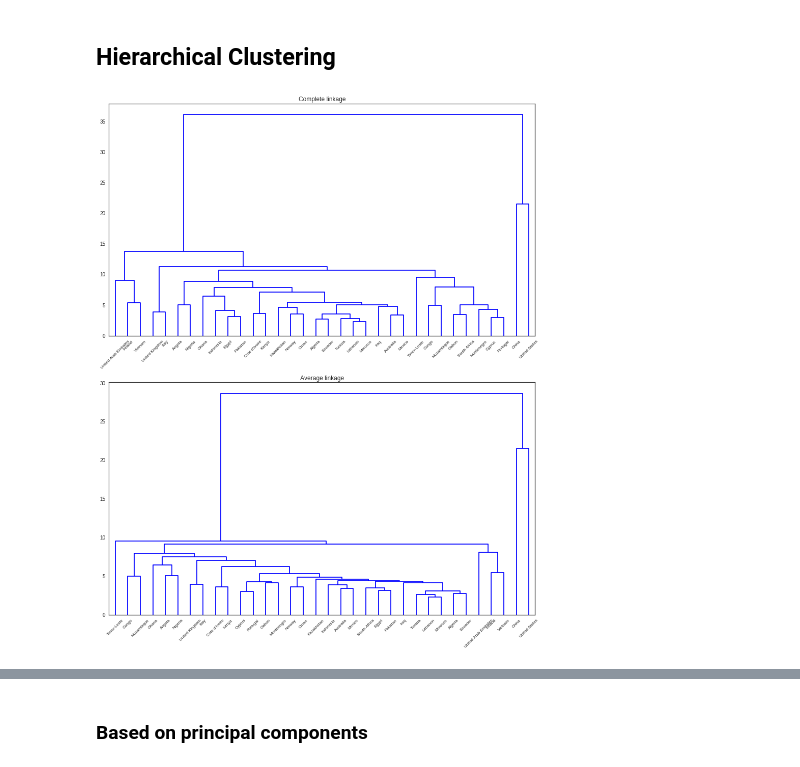
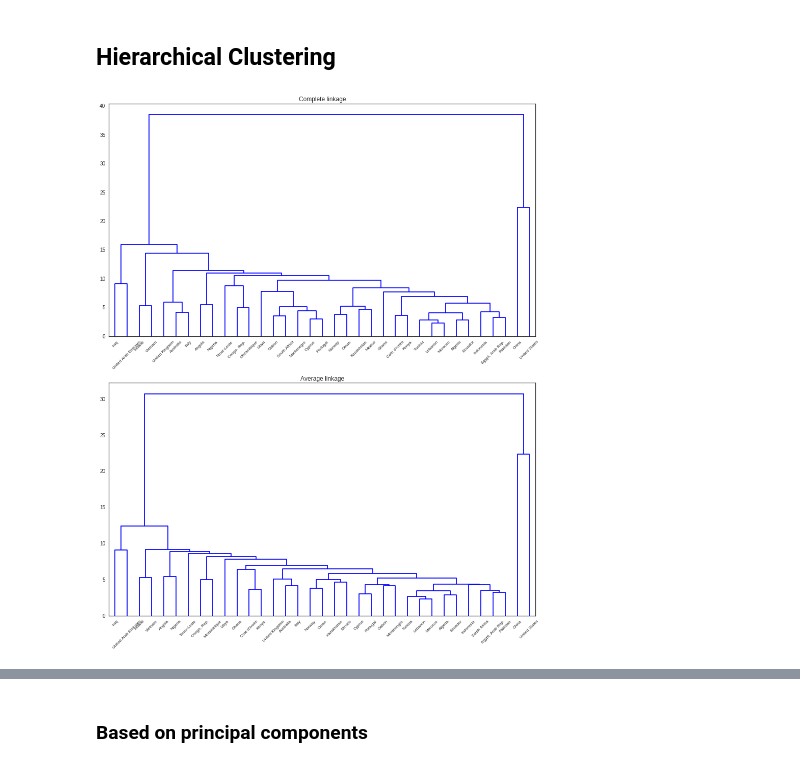
Before and after one commit to WolfLo/clustering-economies, a Jupyter notebook: clustering_overview.ipynb, the cells around one changed output, grey strips where cells are left out. Saved outputs shown, nothing was run; the diff lists cells and outputs as text; code cells hidden in the pictures.

```diff
--- a/clustering_overview.ipynb
+++ b/clustering_overview.ipynb
@@ -26,6 +31,6 @@ plt.style.use('seaborn-white')
 # %%
 # import the csv dataset as a pandas DataFrame
-df = pd.read_csv('data/selected_countries.csv')
+df = pd.read_csv('data/full_data.csv')
 # change index (row labels)
 df = df.set_index('Country Code', verify_integrity=True)
 # display df with all its columns
@@ -235,11 +240,11 @@ plt.legend(loc=2);
 # %%
 fig, (ax1, ax2) = plt.subplots(2, 1, figsize=(15,18))
 
 for linkage, cluster, ax in zip([hierarchy.complete(df), hierarchy.average(df)],
-                               ['c1','c2'], [ax1, ax2, ax3]):
+                               ['c1','c2'], [ax1, ax2]):
     cluster = hierarchy.dendrogram(linkage, ax=ax, color_threshold=0, labels=country_names)
 
-ax1.set_title('Complete linkage')
+ax1.set_title('Complete linkage');
 ax2.set_title('Average linkage');
 # %% [output]
-[figure, old version]
+[figure, new version]
```
Also changed, not shown: parts of 25 cells of this notebook, 2 other files.
